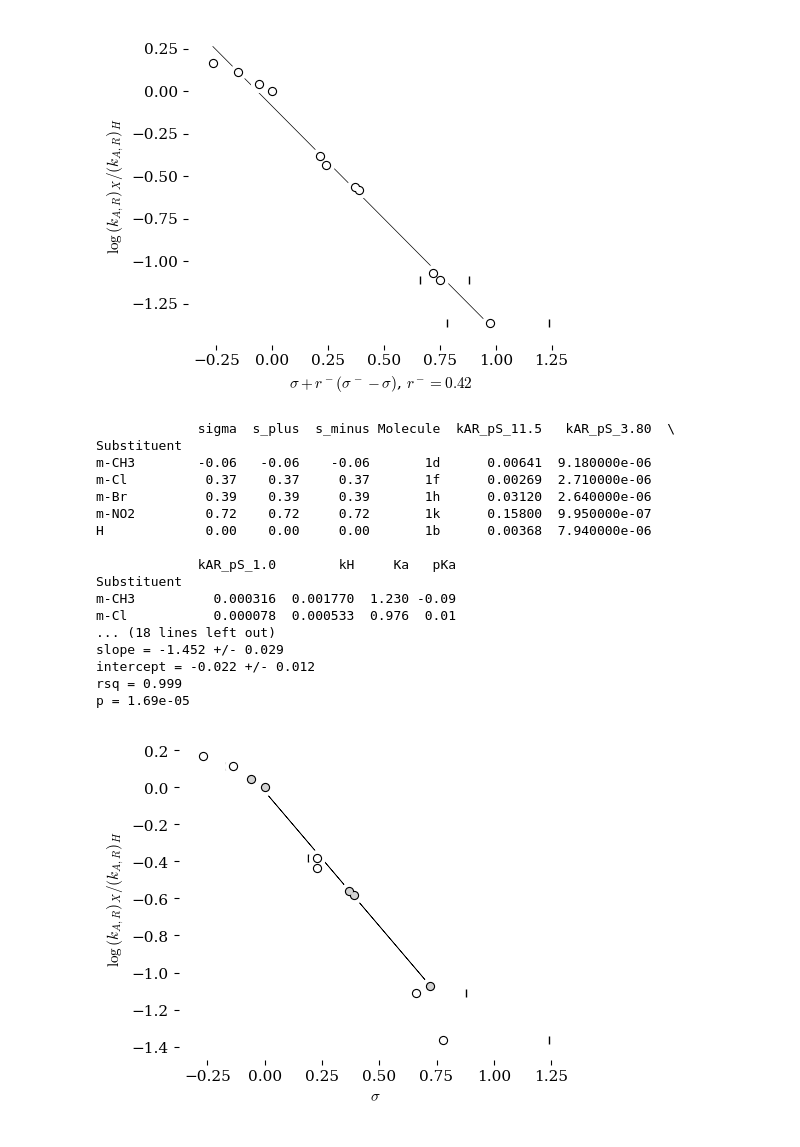
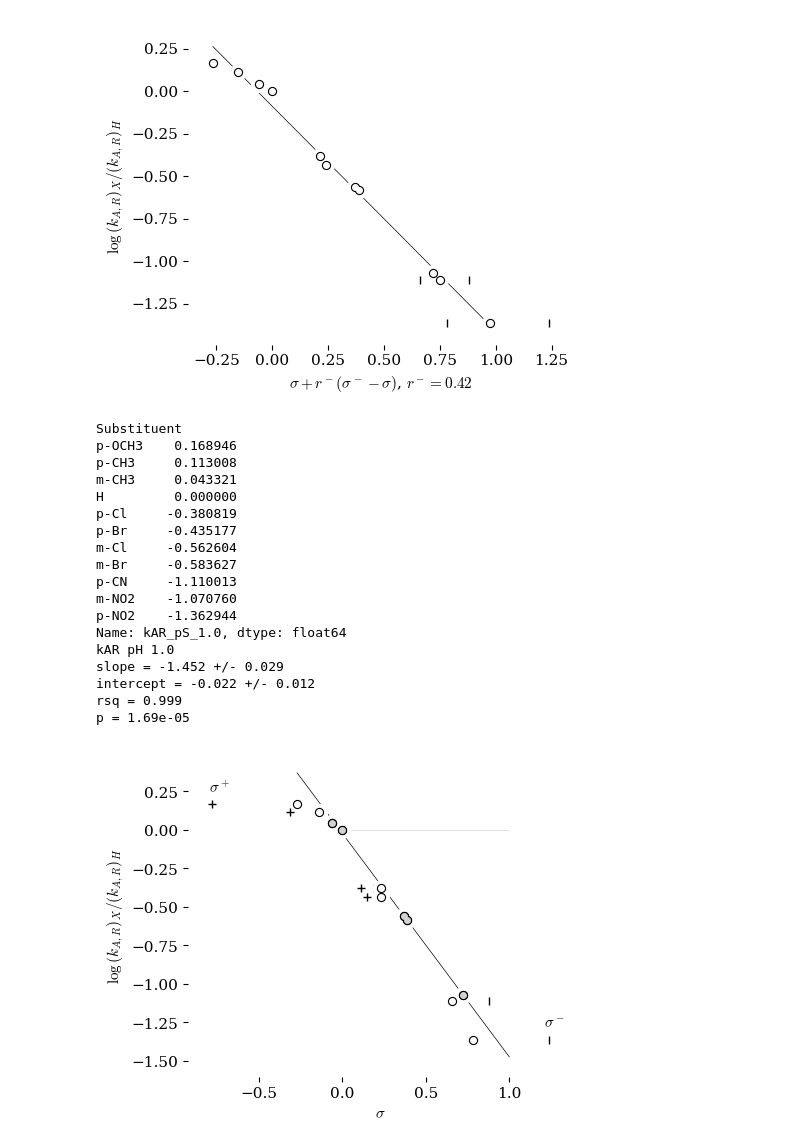
Before and after one commit to blinkletter/4410PythonNotebooks, a Jupyter notebook: Class_23/23-Figure4Paper_Hammett_Acid_Rate.ipynb, the cells around one changed output. Cells and saved outputs as stored; diff of their text form; code cells hidden in the pictures.

```diff
--- a/Class_23/23-Figure4Paper_Hammett_Acid_Rate.ipynb
+++ b/Class_23/23-Figure4Paper_Hammett_Acid_Rate.ipynb
@@ -484,6 +484,8 @@ df = result.copy()
 sigmatype = "sigma"   # "sigma", "s_plus", or "s_minus"
 
 x = df[sigmatype]
+#x_line = np.linspace(np.min(x), np.max(x), 10)
+x_line = np.linspace(np.min(x), 1.0, 10)
 
 y_H = df["kAR_pS_1.0"]["H"]
 #print(y_H)
@@ -510,64 +512,70 @@ else:
     x_label = "ERROR"
 
 x_label = "$\sigma$"
 
 ax.set(
 #    title="Yukawa-Tsuno Plot",
           ylabel=r"$\log{(k_{A,R})_X/(k_{A,R})_H}$",
           xlabel=x_label,
 #          xlim=[-.9,.9],
 #          ylim=[-3.7,-2.7]
          )
 
 
-ax.scatter(x,y, s=128, color="white", marker='o', zorder=3)
+meta = df.loc[["m-CH3", "m-Cl", "m-Br", "m-NO2", "H"]]
+#print(meta)
+x_meta = meta["sigma"]
+y_meta = np.log10(meta["kAR_pS_1.0"]/y_H)
+
+ax.scatter(x,y, s=128, color="white", marker='o', zorder=1)
 ax.scatter(x,y, s=32, color="black", marker='o', zorder=3)
 ax.scatter(x,y, s=16, color="white", marker='o', zorder=3)
 
-ax.scatter(df["sigma"],y, color="black", marker='|', zorder=2)
-ax.scatter(df["s_minus"],y, color="black", marker='|', zorder=2)
+ax.scatter(x_meta,y_meta, s=128, color="white", marker='o', zorder=1)
+ax.scatter(x_meta,y_meta, s=32, color="black", marker='o', zorder=3)
+ax.scatter(x_meta,y_meta, s=16, color="lightgray", marker='o', zorder=3)
 
-meta = df.loc[["m-CH3", "m-Cl", "m-Br", "m-NO2", "H"]]
-print(meta)
-x = meta["sigma"]
-y = np.log10(meta["kAR_pS_1.0"]/y_H)
+#ax.scatter(df["sigma"],y, color="black", marker='|', zorder=2)
+ax.scatter(df["s_minus"],y, color="black", marker='|', zorder=0)
+ax.scatter(df["s_plus"],y, color="black", marker='+', zorder=2)
+
+ax.text(-0.80,0.25,"$\sigma^+$")
+ax.text(1.21,-1.28,"$\sigma^-$")
+
 ##############################
-print(x)
+linfit = linregress(x_meta,y_meta)
+
+fity = linfit.slope * x_line + linfit.intercept
+
+ax.plot(x_line, fity, color='black', zorder=0, linewidth=0.5)
+
+ax.hlines(0,0,1, color='lightgray', zorder=0, linewidth=0.5)
 print(y)
-linfit = linregress(x,y)
-fity = linfit.slope * x + linfit.intercept
-
-ax.plot(x, fity, color='black', zorder=1, linewidth=0.5)
-
-ax.scatter(x,y, s=128, color="white", marker='o', zorder=3)
-ax.scatter(x,y, s=32, color="black", marker='o', zorder=3)
-ax.scatter(x,y, s=16, color="lightgray", marker='o', zorder=3)
-
-
 
 Report("kAR pH 1.0", linfit)   # use the 'Report' function to output the line fit parameters
 
 fig.savefig("plot_Hammett_Fig13.pdf")   # use this to save the figure in PDF format
 plt.show()
 # %% [output]
-             sigma  s_plus  s_minus Molecule  kAR_pS_11.5   kAR_pS_3.80  \
 Substituent
-m-CH3        -0.06   -0.06    -0.06       1d      0.00641  9.180000e-06
-m-Cl          0.37    0.37     0.37       1f      0.00269  2.710000e-06
-m-Br          0.39    0.39     0.39       1h      0.03120  2.640000e-06
-m-NO2         0.72    0.72     0.72       1k      0.15800  9.950000e-07
-H             0.00    0.00     0.00       1b      0.00368  7.940000e-06
-
-             kAR_pS_1.0        kH     Ka   pKa
-Substituent
-m-CH3          0.000316  0.001770  1.230 -0.09
-m-Cl           0.000078  0.000533  0.976  0.01
-... (18 lines left out)
+p-OCH3    0.168946
+p-CH3     0.113008
+m-CH3     0.043321
+H         0.000000
+p-Cl     -0.380819
+p-Br     -0.435177
+m-Cl     -0.562604
+m-Br     -0.583627
+p-CN     -1.110013
+m-NO2    -1.070760
+p-NO2    -1.362944
+Name: kAR_pS_1.0, dtype: float64
+kAR pH 1.0
 slope = -1.452 +/- 0.029
 intercept = -0.022 +/- 0.012
 rsq = 0.999
 p = 1.69e-05
-[figure, old version]
+[figure, new version]
 # %%
 df
 # %% [output]
```
Also changed, not shown: parts of 2 cells of this notebook, 7 other files.
